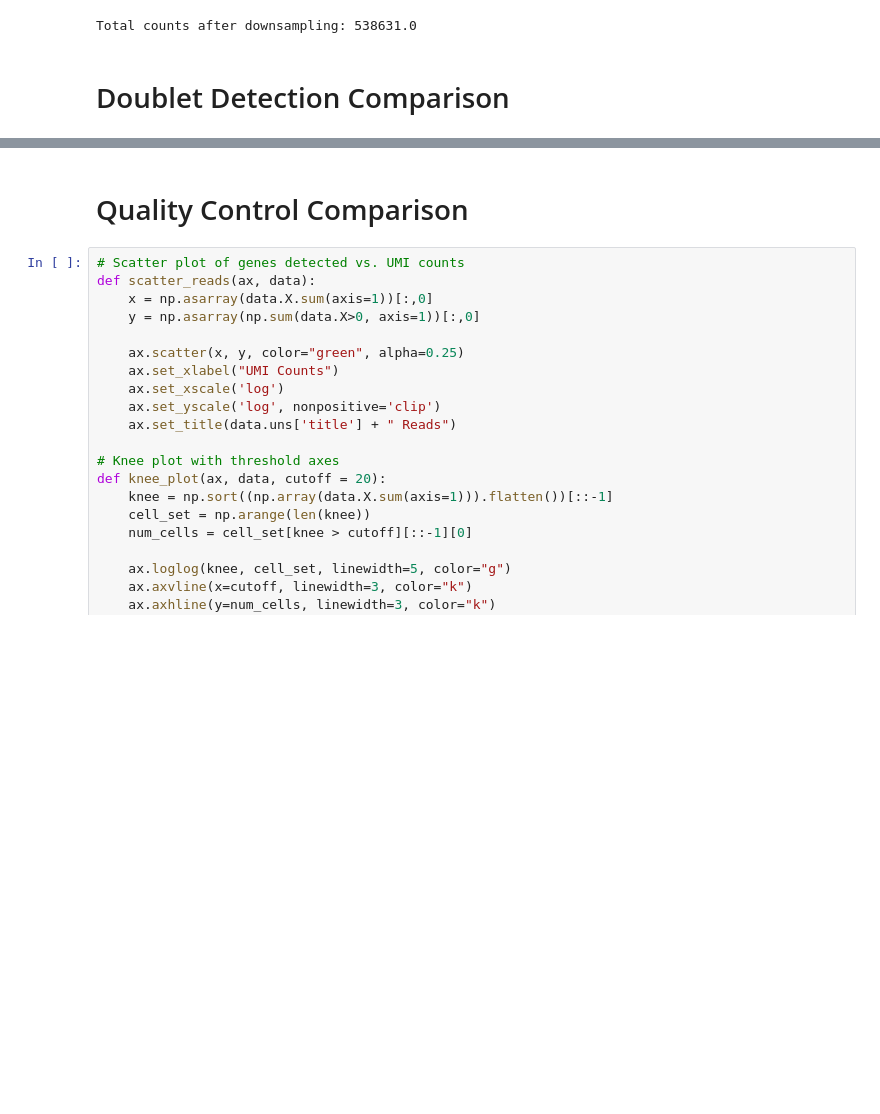
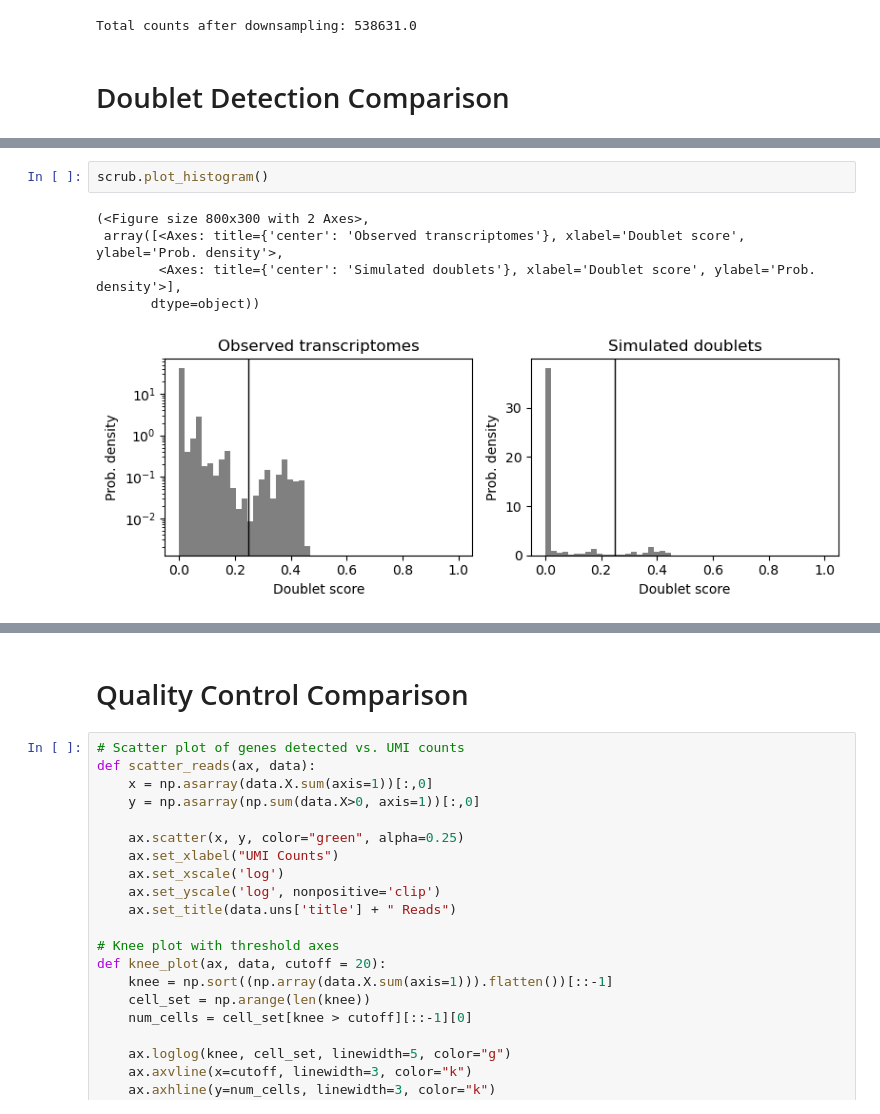
Before and after one commit to mcaskey6/10XvParse, a Jupyter notebook: Analysis 1/combo_test.ipynb, the cells around one changed output, grey strips where cells are left out. Cells and saved outputs as stored; diff of their text form; blank space fills up the shorter version.

```diff
--- a/Analysis 1/combo_test.ipynb
+++ b/Analysis 1/combo_test.ipynb
@@ -81,0 +82,8 @@ Text(0.5, 1.0, 'Predicted Doublet Percentage by Method')
+# %%
+scrub.plot_histogram()
+# %% [output]
+(<Figure size 800x300 with 2 Axes>,
+ array([<Axes: title={'center': 'Observed transcriptomes'}, xlabel='Doublet score', ylabel='Prob. density'>,
+        <Axes: title={'center': 'Simulated doublets'}, xlabel='Doublet score', ylabel='Prob. density'>],
+       dtype=object))
+[figure, added]
```
Also changed, not shown: parts of 7 cells of this notebook, 1 other file.
